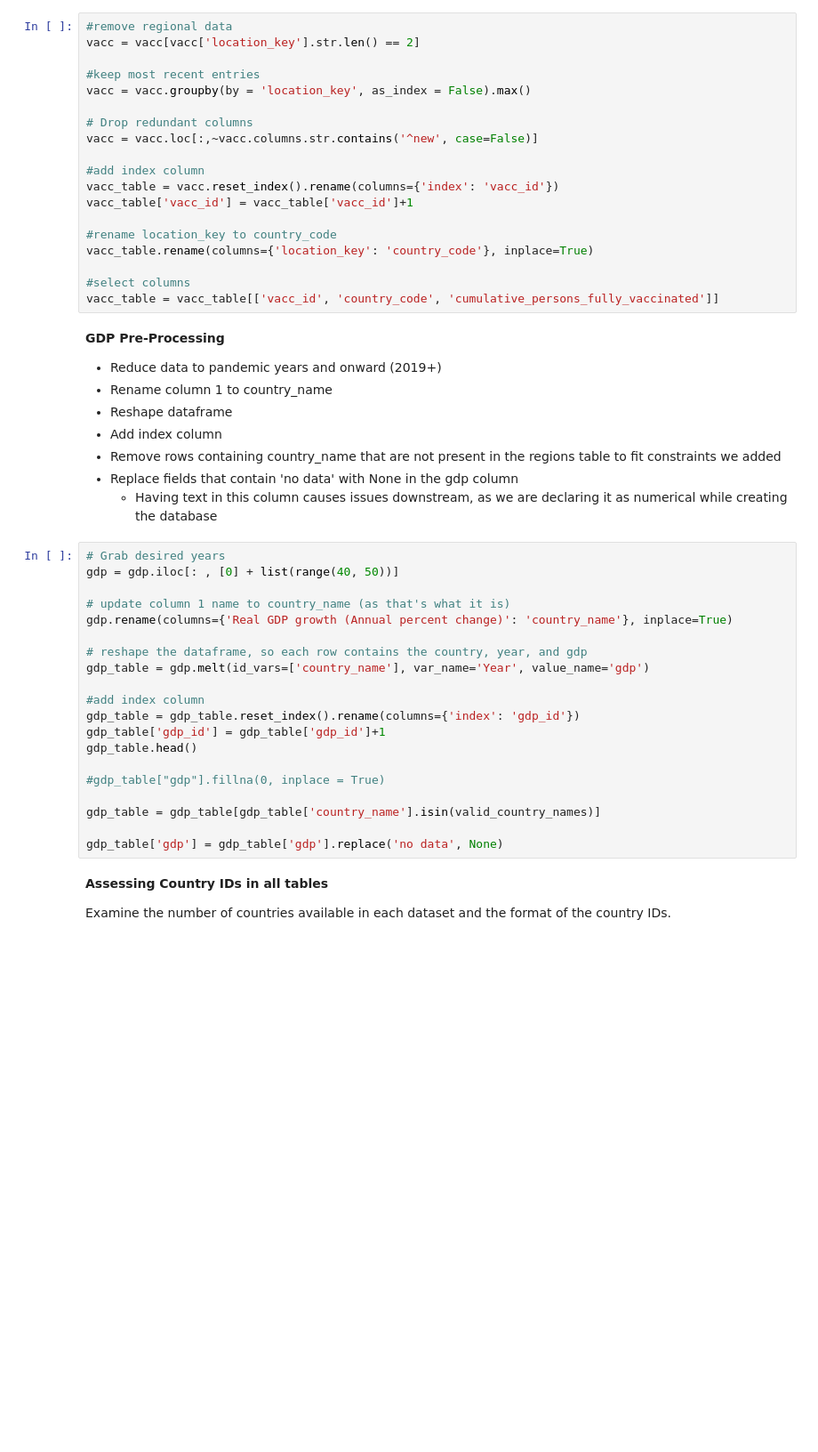
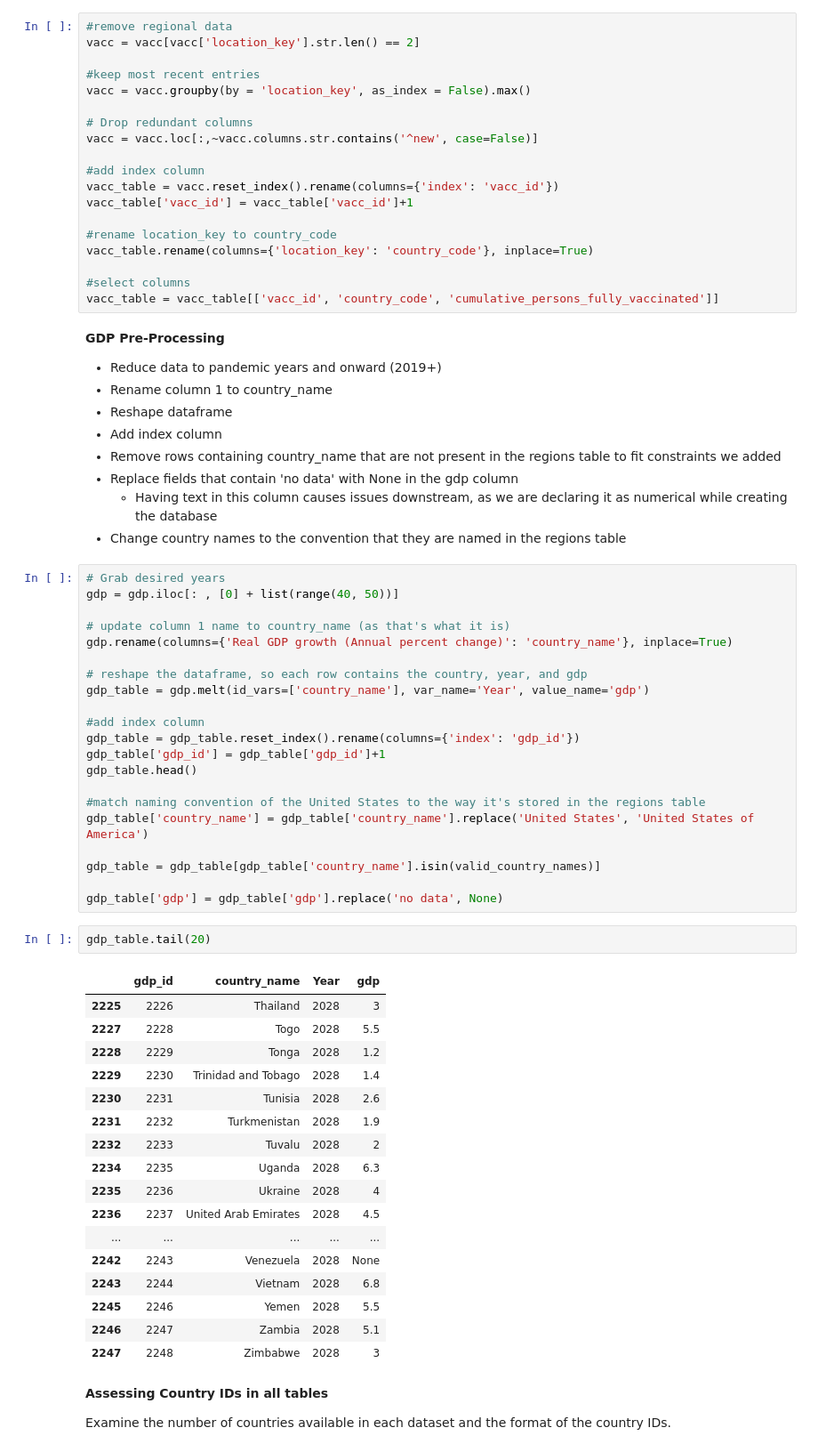
Before and after one commit to vickyvanderwagt/Covid-Economic-Database-and-Insights, a Jupyter notebook: COVID_Impacts.ipynb, the cells around one changed output. Shown at 89% size. Saved outputs shown, nothing was run; the diff lists cells and outputs as text; blank space fills up the shorter version.

```diff
--- a/COVID_Impacts.ipynb
+++ b/COVID_Impacts.ipynb
@@ -302,6 +309,7 @@ vacc_table = vacc_table[['vacc_id', 'country_code', 'cumulative_persons_fully_va
 * Remove rows containing country_name that are not present in the regions table to fit constraints we added
 * Replace fields that contain 'no data' with None in the gdp column
     * Having text in this column causes issues downstream, as we are declaring it as numerical while creating the database
+* Change country names to the convention that they are named in the regions table
 # %%
 # Grab desired years
 gdp = gdp.iloc[: , [0] + list(range(40, 50))]
@@ -317,11 +325,32 @@ gdp_table = gdp_table.reset_index().rename(columns={'index': 'gdp_id'})
 gdp_table['gdp_id'] = gdp_table['gdp_id']+1
 gdp_table.head()
 
-#gdp_table["gdp"].fillna(0, inplace = True)
+#match naming convention of the United States to the way it's stored in the regions table
+gdp_table['country_name'] = gdp_table['country_name'].replace('United States', 'United States of America')
 
 gdp_table = gdp_table[gdp_table['country_name'].isin(valid_country_names)]
 
 gdp_table['gdp'] = gdp_table['gdp'].replace('no data', None)
+# %%
+gdp_table.tail(20)
+# %% [output]
+|  | gdp_id | country_name | Year | gdp |
+| 2225 | 2226 | Thailand | 2028 | 3 |
+| 2227 | 2228 | Togo | 2028 | 5.5 |
+| 2228 | 2229 | Tonga | 2028 | 1.2 |
+| 2229 | 2230 | Trinidad and Tobago | 2028 | 1.4 |
+| 2230 | 2231 | Tunisia | 2028 | 2.6 |
+| 2231 | 2232 | Turkmenistan | 2028 | 1.9 |
+| 2232 | 2233 | Tuvalu | 2028 | 2 |
+| 2234 | 2235 | Uganda | 2028 | 6.3 |
+| 2235 | 2236 | Ukraine | 2028 | 4 |
+| 2236 | 2237 | United Arab Emirates | 2028 | 4.5 |
+| ... | ... | ... | ... | ... |
+| 2242 | 2243 | Venezuela | 2028 | None |
+| 2243 | 2244 | Vietnam | 2028 | 6.8 |
+| 2245 | 2246 | Yemen | 2028 | 5.5 |
+| 2246 | 2247 | Zambia | 2028 | 5.1 |
+| 2247 | 2248 | Zimbabwe | 2028 | 3 |
 # %% [markdown]
 **Assessing Country IDs in all tables**
 
```
Also changed, not shown: parts of 14 cells of this notebook, 2 other files.
